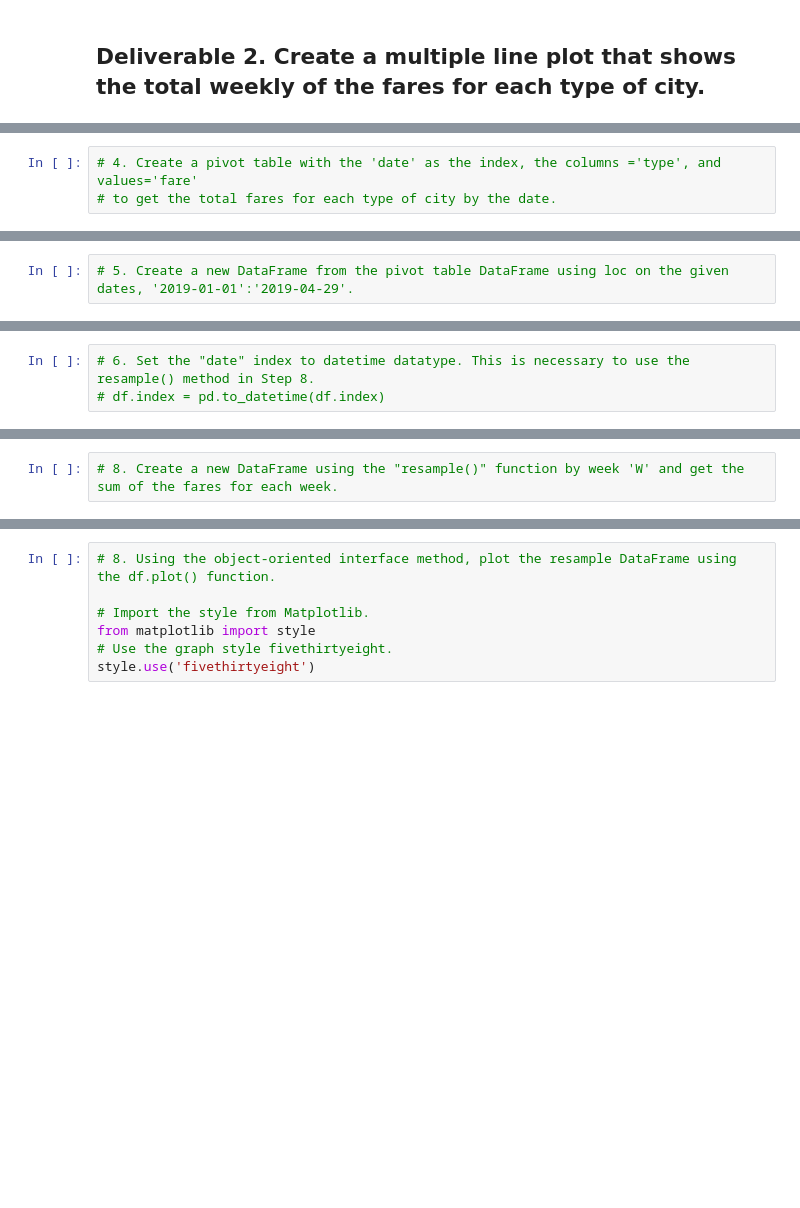
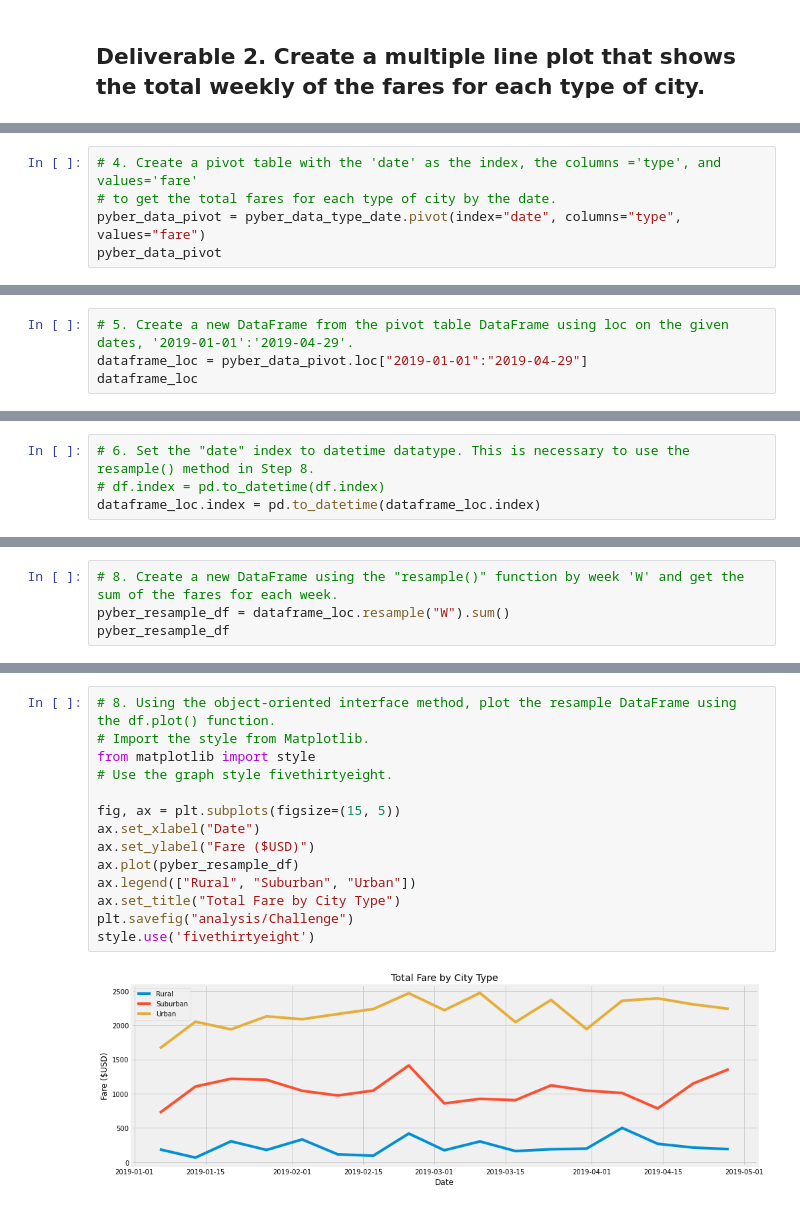
Before and after one commit to sjwbee/PyBer_Analysis, a Jupyter notebook: PyBer_Challenge_starter_code.ipynb, the cells around one changed output, grey strips where cells are left out. Cells and saved outputs as stored; diff of their text form; blank space fills up the shorter version.

Commit message:
PyBer Challenge

```diff
--- a/PyBer_Challenge_starter_code.ipynb
+++ b/PyBer_Challenge_starter_code.ipynb
@@ -133,3 +182,5 @@ pyber_summary_df
 # %%
 # 4. Create a pivot table with the 'date' as the index, the columns ='type', and values='fare'
 # to get the total fares for each type of city by the date.
+pyber_data_pivot = pyber_data_type_date.pivot(index="date", columns="type", values="fare")
+pyber_data_pivot
@@ -136,2 +202,4 @@ pyber_summary_df
 # %%
 # 5. Create a new DataFrame from the pivot table DataFrame using loc on the given dates, '2019-01-01':'2019-04-29'.
+dataframe_loc = pyber_data_pivot.loc["2019-01-01":"2019-04-29"]
+dataframe_loc
@@ -138,5 +221,6 @@ pyber_summary_df
 # %%
 # 6. Set the "date" index to datetime datatype. This is necessary to use the resample() method in Step 8.
 # df.index = pd.to_datetime(df.index)
+dataframe_loc.index = pd.to_datetime(dataframe_loc.index)
 # %%
 # 7. Check that the datatype for the index is datetime using df.info()
@@ -143,2 +239,4 @@ pyber_summary_df
 # %%
 # 8. Create a new DataFrame using the "resample()" function by week 'W' and get the sum of the fares for each week.
+pyber_resample_df = dataframe_loc.resample("W").sum()
+pyber_resample_df
@@ -145,7 +263,16 @@ pyber_summary_df
 # %%
 # 8. Using the object-oriented interface method, plot the resample DataFrame using the df.plot() function.
-
 # Import the style from Matplotlib.
 from matplotlib import style
 # Use the graph style fivethirtyeight.
+
+fig, ax = plt.subplots(figsize=(15, 5))
+ax.set_xlabel("Date")
+ax.set_ylabel("Fare ($USD)")
+ax.plot(pyber_resample_df)
+ax.legend(["Rural", "Suburban", "Urban"])
+ax.set_title("Total Fare by City Type")
+plt.savefig("analysis/Challenge")
 style.use('fivethirtyeight')
+# %% [output]
+[figure, added]
```
Also changed, not shown: parts of 8 cells of this notebook, 2 other files.
